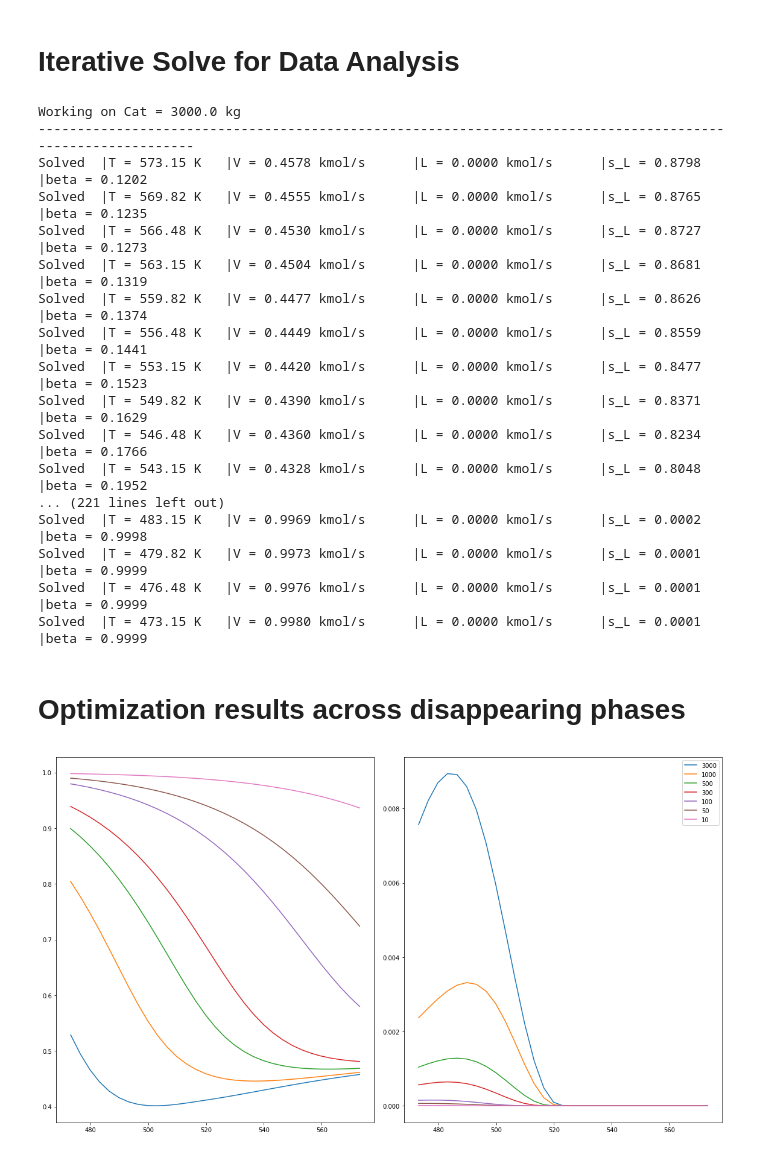
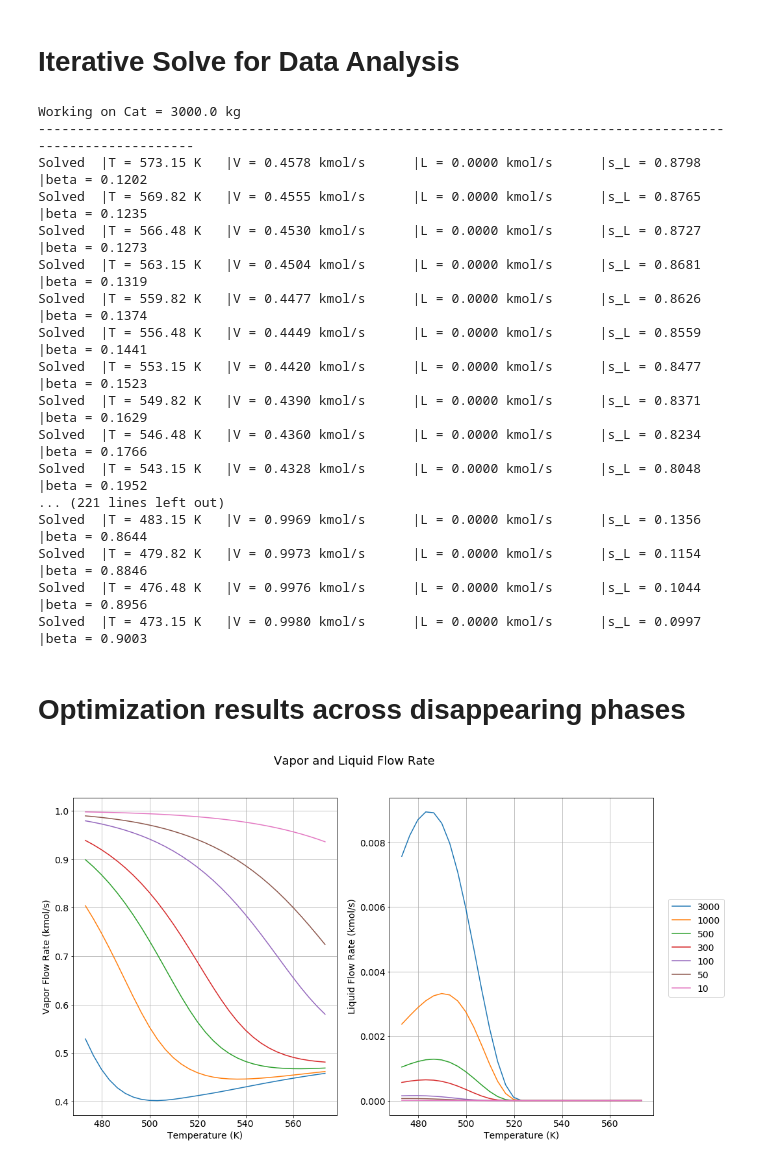
Before and after one commit to naienh/FT-Reactive-Distillation-Pyomo, a Jupyter notebook: showcase/2nd Level Reactive_Flash_MPCC_beta_NCP.ipynb, the cells around one changed output. Saved outputs shown, nothing was run; the diff lists cells and outputs as text; code cells hidden in the pictures.

```diff
--- a/showcase/2nd Level Reactive_Flash_MPCC_beta_NCP.ipynb
+++ b/showcase/2nd Level Reactive_Flash_MPCC_beta_NCP.ipynb
@@ -146,7 +137,7 @@ model.mass_balance_main_con = pe.Constraint(m.COMP_TOTAL,rule=mass_balance_main_
 \end{align}
 # %%
 def VL_equil_rule(model,i):
-    return model.f_V[i] == model.beta*model.f_L[i]
+    return model.f_V[i] == model.f_L[i]
 model.VL_equil_con = pe.Constraint(m.COMP_TOTAL,rule=VL_equil_rule)
 # %% [markdown]
 ## MPCC: Beta
@@ -166,0 +144,2 @@ model.beta_con = pe.Constraint(rule=beta_rule)
+# %%
+model.MPCC = pe.Block(rule = beta_Reg_block_rule)
@@ -235,9 +224,7 @@ model.T.setub(300+273.15)
 # %%
 # model.obj = pe.Objective(expr = model.L['out'],sense=pe.maximize)
 # model.obj = pe.Objective(expr = model.cat,sense=pe.minimize)
-# model.obj = pe.Objective(expr = model.T ,sense=pe.maximize)
-model.obj = pe.Objective(expr = model.T - model.rho*\
-            (sum(model.L[s] for s in model.outlet)*model.s_L + sum(model.V[s] for s in model.outlet)*model.s_V) ,sense=pe.maximize)
+model.obj = pe.Objective(expr = model.T ,sense=pe.maximize)
 # %%
 opt = pe.SolverFactory('ipopt')
 
@@ -327,8 +314,7 @@ rf_data_master = {}
 
 for c in catrange:
     model.del_component(model.obj)
-    model.obj = pe.Objective(expr = model.cat + model.rho*\
-                (sum(model.L[s] for s in model.outlet)*model.s_L + sum(model.V[s] for s in model.outlet)*model.s_V) ,sense=pe.minimize)
+    model.obj = pe.Objective(expr = model.cat ,sense=pe.minimize)
 
     model.solutions.load_from(results_anchor)
     update_dual(pe,model)
@@ -336,18 +322,15 @@ for c in catrange:
     model.T.fix(300+273.15)
     model.cat.fixed = False
     model.cat.setlb(c)
-    model.rho = 1
 
     results_anchor = opt.solve(model,tee=False)
     model.solutions.store_to(results_anchor)
     update_dual(pe,model)
 
     model.del_component(model.obj)
-    model.obj = pe.Objective(expr = model.T - model.rho*\
-            (sum(model.L[s] for s in model.outlet)*model.s_L + sum(model.V[s] for s in model.outlet)*model.s_V) ,sense=pe.maximize)
+    model.obj = pe.Objective(expr = model.T,sense=pe.maximize)
     model.T.fixed = False
     model.cat.fixed = True
-    model.rho = 1
 
 
     print('\nWorking on Cat = {} kg'.format(model.cat.value))
@@ -367,14 +350,14 @@ for c in catrange:
         update_dual(pe,model)
         model.T.setub(300+273.15)
         print('Solved\t|T = {:.2f} K\t|V = {:.4f} kmol/s\t|L = {:.4f} kmol/s\t|s_L = {:.4f}\t|beta = {:.4f}'.\
-              format(model.T.value,model.V['out'].value,model.L['out'].value,model.s_L.value,model.beta.value))
+              format(model.T.value,model.V['out'].value,model.L['out'].value,model.MPCC.s_L.value,model.MPCC.beta.value))
 
         rf_data['T'].append(model.T.value)
         rf_data['Q'].append(model.Q_main.value)
         rf_data['V'].append(model.V['out'].value)
         rf_data['L'].append(model.L['out'].value)
-        rf_data['beta'].append(model.beta.value)
-        rf_data['s_L'].append(model.s_L.value)
+        rf_data['beta'].append(model.MPCC.beta.value)
+        rf_data['s_L'].append(model.MPCC.s_L.value)
 
         for i in m.COMP_TOTAL:
             rf_data['x'][i].append(model.x[i].value)
@@ -395,28 +378,34 @@ Solved  |T = 549.82 K   |V = 0.4390 kmol/s      |L = 0.0000 kmol/s      |s_L = 0
 Solved  |T = 546.48 K   |V = 0.4360 kmol/s      |L = 0.0000 kmol/s      |s_L = 0.8234   |beta = 0.1766
 Solved  |T = 543.15 K   |V = 0.4328 kmol/s      |L = 0.0000 kmol/s      |s_L = 0.8048   |beta = 0.1952
 ... (221 lines left out)
-Solved  |T = 483.15 K   |V = 0.9969 kmol/s      |L = 0.0000 kmol/s      |s_L = 0.0002   |beta = 0.9998
-Solved  |T = 479.82 K   |V = 0.9973 kmol/s      |L = 0.0000 kmol/s      |s_L = 0.0001   |beta = 0.9999
-Solved  |T = 476.48 K   |V = 0.9976 kmol/s      |L = 0.0000 kmol/s      |s_L = 0.0001   |beta = 0.9999
-Solved  |T = 473.15 K   |V = 0.9980 kmol/s      |L = 0.0000 kmol/s      |s_L = 0.0001   |beta = 0.9999
+Solved  |T = 483.15 K   |V = 0.9969 kmol/s      |L = 0.0000 kmol/s      |s_L = 0.1356   |beta = 0.8644
+Solved  |T = 479.82 K   |V = 0.9973 kmol/s      |L = 0.0000 kmol/s      |s_L = 0.1154   |beta = 0.8846
+Solved  |T = 476.48 K   |V = 0.9976 kmol/s      |L = 0.0000 kmol/s      |s_L = 0.1044   |beta = 0.8956
+Solved  |T = 473.15 K   |V = 0.9980 kmol/s      |L = 0.0000 kmol/s      |s_L = 0.0997   |beta = 0.9003
 # %% [markdown]
 # Optimization results across disappearing phases
 # %%
 fig, (ax1,ax2) = plt.subplots(1,2,figsize=(16,9))
 for c in catrange:
     ax1.plot(Trange,rf_data_master[c]['V'])
-
-
+ax1.set_ylabel('Vapor Flow Rate (kmol/s)',fontsize=14)
+ax1.set_xlabel('Temperature (K)',fontsize=14)
+ax1.tick_params(labelsize=14)
+ax1.grid()
 
 for c in catrange:
     ax2.plot(Trange,rf_data_master[c]['L'])
+ax2.set_ylabel('Liquid Flow Rate (kmol/s)',fontsize=14)
+ax2.set_xlabel('Temperature (K)',fontsize=14)
+ax2.tick_params(labelsize=14)
+ax2.grid()
 
-ax2.legend(catrange)
+fig.legend(catrange,fontsize=14,loc=7)
+fig.suptitle('Vapor and Liquid Flow Rate',fontsize=18)
 
-plt.tight_layout()
 plt.show()
 # %% [output]
-[figure, old version]
+[figure, new version]
 # %%
 fig, ax1 = plt.subplots(figsize=(16,9))
 for c in catrange:
```
Also changed, not shown: parts of 15 cells of this notebook, 3 other files.
